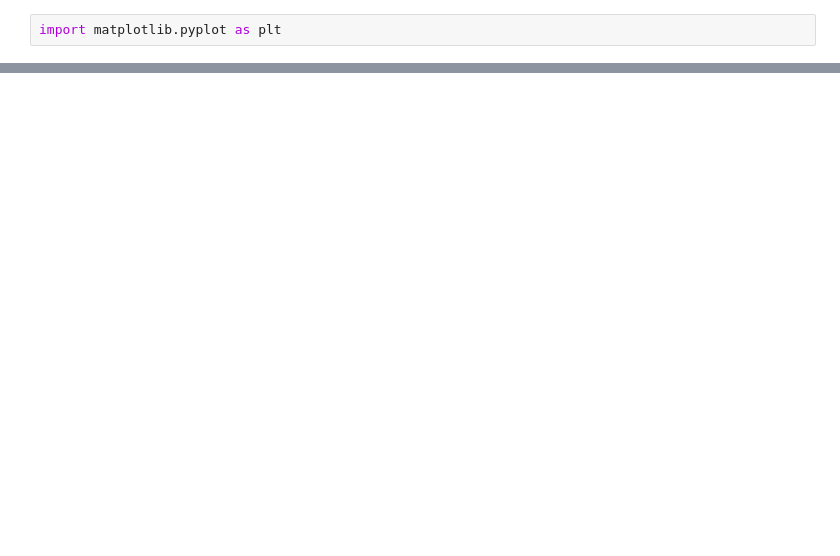
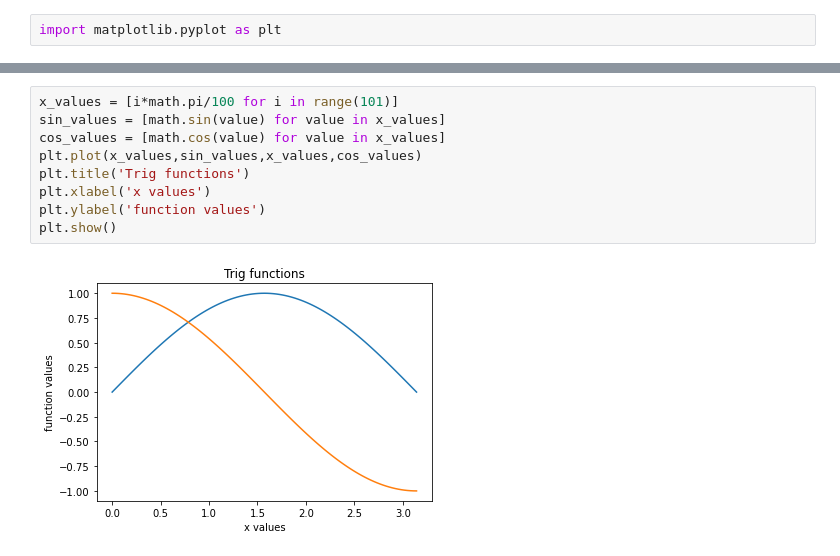
Before and after one commit to rahollis/rahollis.github.io, a Jupyter notebook: _static/MTH_337/week2_in_class.ipynb, the cells around one changed output, grey strips where cells are left out. Cells and saved outputs as stored; diff of their text form; blank space fills up the shorter version.

```diff
--- a/_static/MTH_337/week2_in_class.ipynb
+++ b/_static/MTH_337/week2_in_class.ipynb
@@ -114,0 +122,11 @@ SyntaxError: invalid syntax (Temp/ipykernel_15300/48628321.py, line 1)
+# %%
+x_values = [i*math.pi/100 for i in range(101)]
+sin_values = [math.sin(value) for value in x_values]
+cos_values = [math.cos(value) for value in x_values]
+plt.plot(x_values,sin_values,x_values,cos_values)
+plt.title('Trig functions')
+plt.xlabel('x values')
+plt.ylabel('function values')
+plt.show()
+# %% [output]
+[figure, added]
```
Also changed, not shown: parts of 41 cells of this notebook, 24 other files.
